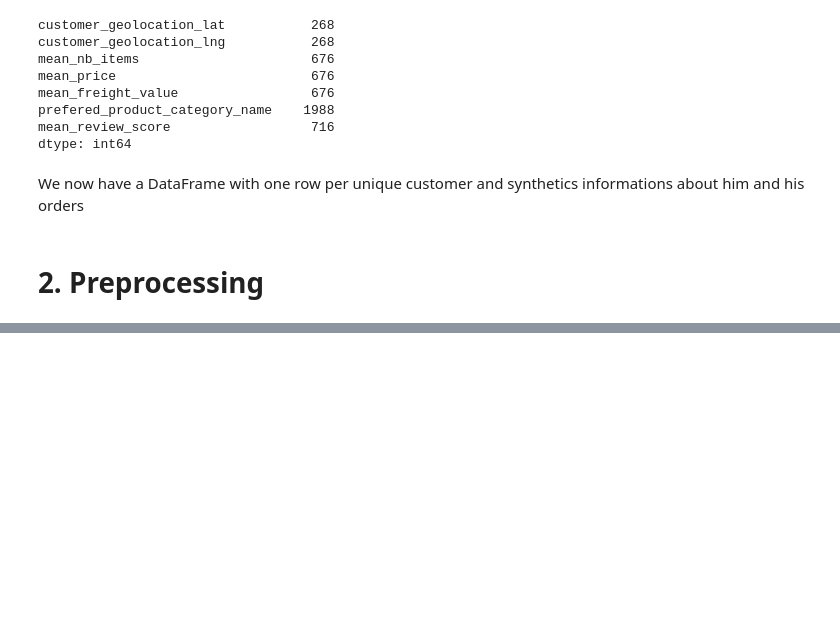
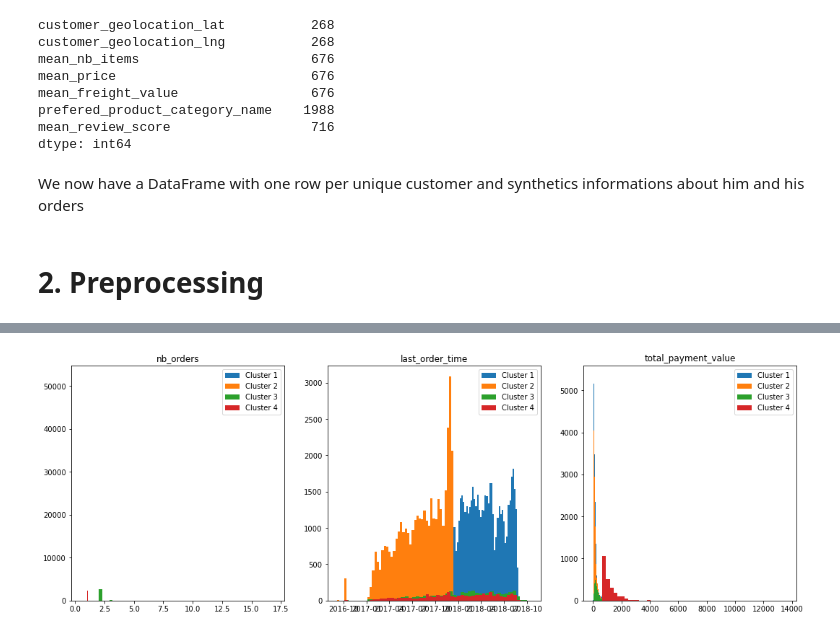
Before and after one commit to RobinPbt/P5-Openclassrooms, a Jupyter notebook: P5_modeling.ipynb, the cells around one changed output, grey strips where cells are left out. Drawn from its saved outputs; the diff is of its cells as text; code cells hidden in the pictures; blank space fills up the shorter version.

```diff
--- a/P5_modeling.ipynb
+++ b/P5_modeling.ipynb
@@ -750,0 +555,6 @@ datetime.datetime(2017, 5, 16, 15, 5, 35, tzinfo=datetime.timezone.utc)
+# %%
+# Visualisation of distribution of variables per clusters on the same chart
+
+plot_variables_aggregated_distributions_clusters(selected_model, X_simplified)
+# %% [output]
+[figure, added]
```
Also changed, not shown: parts of 88 cells of this notebook, 1 other file.
